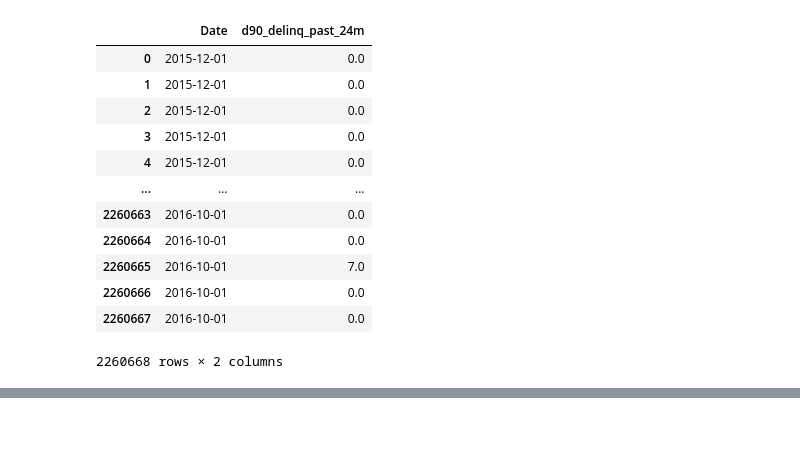
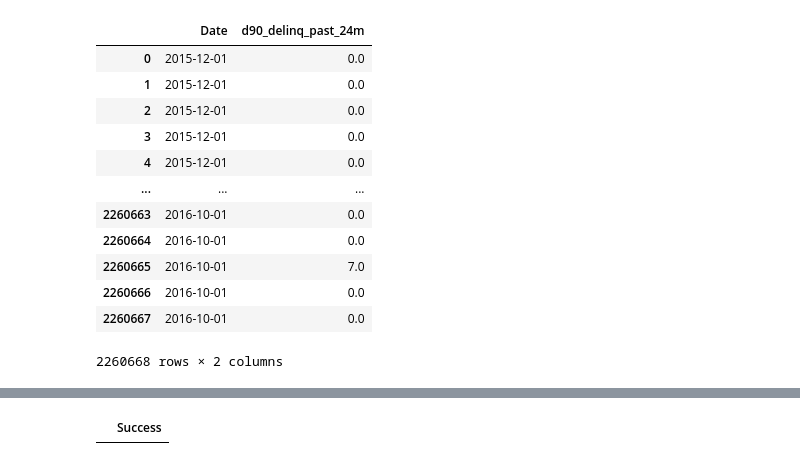
Before and after one commit to MrX1710/Projects, a Jupyter notebook: Lending_club_analysis/Lending_club_analysis.ipynb, the cells around one changed output, grey strips where cells are left out. Cells and saved outputs as stored; diff of their text form; code cells hidden in the pictures; blank space fills up the shorter version.

```diff
--- a/Lending_club_analysis/Lending_club_analysis.ipynb
+++ b/Lending_club_analysis/Lending_club_analysis.ipynb
@@ -279,0 +338,4 @@ fil_table_df[['Date', 'd90_delinq_past_24m']]
+# %%
+db("ALTER TABLE FILT_TABLE DROP COLUMN d90_delinq_past_24m;").df()
+# %% [output]
+|  | Success |
```
Also changed, not shown: parts of 10 cells of this notebook.
